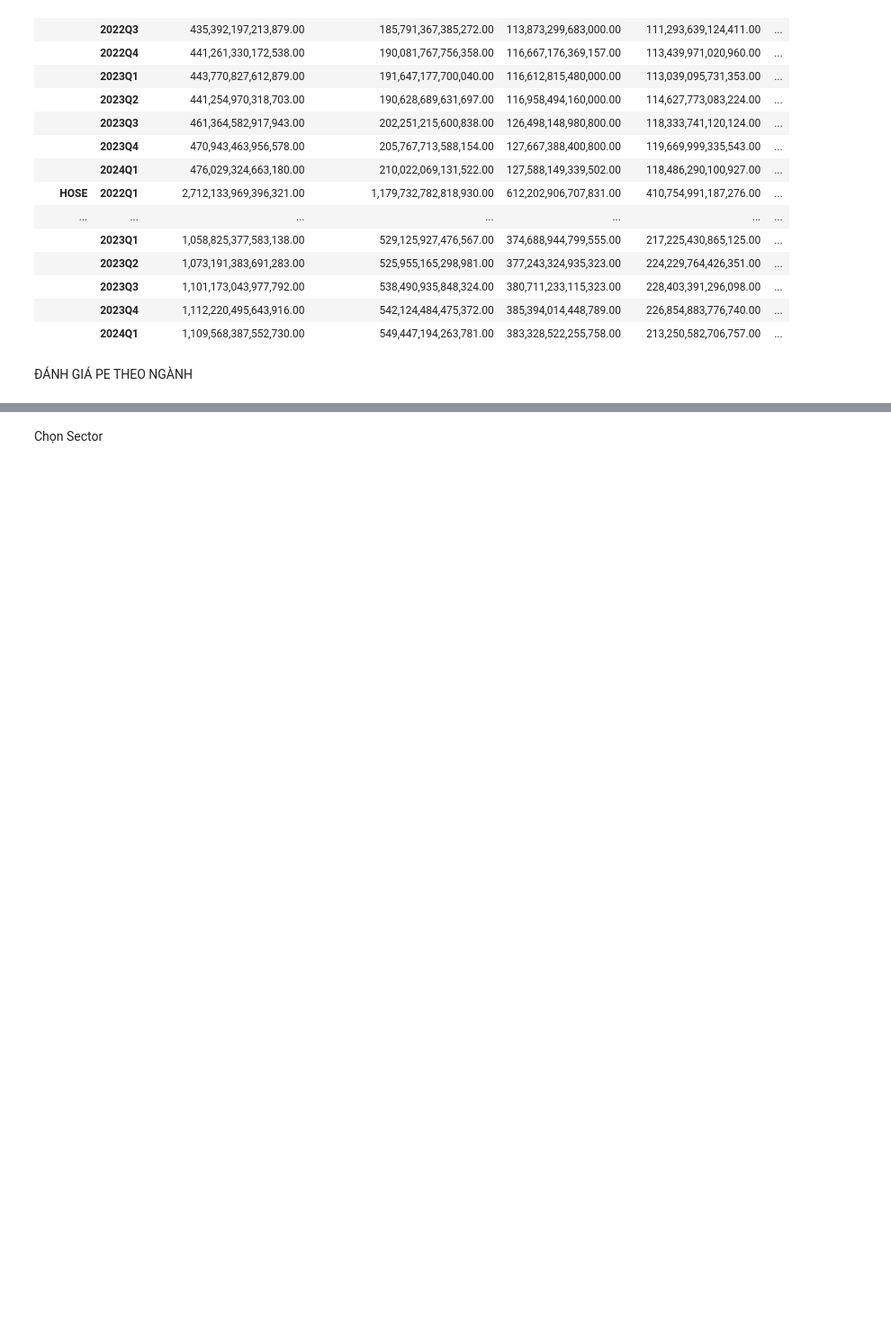
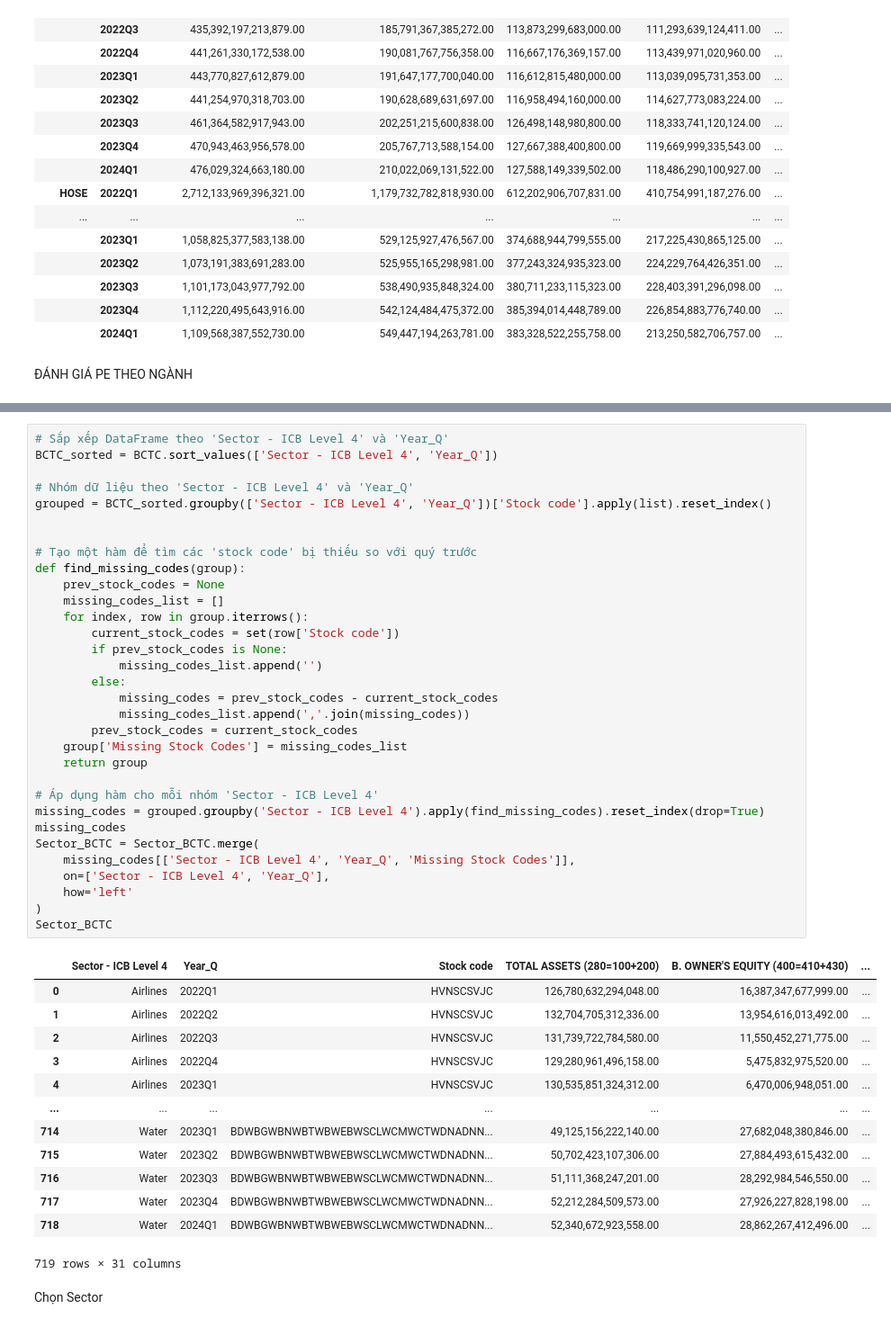
Before and after one commit to mrtotet/Statement_analyst_all_3, a Jupyter notebook: notebooks/data_from_vietstock/analyst.ipynb, the cells around one changed output, grey strips where cells are left out. Shown at 90% size. Drawn from its saved outputs; the diff is of its cells as text; blank space fills up the shorter version.

```diff
--- a/notebooks/data_from_vietstock/analyst.ipynb
+++ b/notebooks/data_from_vietstock/analyst.ipynb
@@ -155,3 +155,49 @@ Sector_BCTC
+# %%
+# Sắp xếp DataFrame theo 'Sector - ICB Level 4' và 'Year_Q'
+BCTC_sorted = BCTC.sort_values(['Sector - ICB Level 4', 'Year_Q'])
+
+# Nhóm dữ liệu theo 'Sector - ICB Level 4' và 'Year_Q'
+grouped = BCTC_sorted.groupby(['Sector - ICB Level 4', 'Year_Q'])['Stock code'].apply(list).reset_index()
+
+
+# Tạo một hàm để tìm các 'stock code' bị thiếu so với quý trước
+def find_missing_codes(group):
+    prev_stock_codes = None
+    missing_codes_list = []
+    for index, row in group.iterrows():
+        current_stock_codes = set(row['Stock code'])
+        if prev_stock_codes is None:
+            missing_codes_list.append('')
+        else:
+            missing_codes = prev_stock_codes - current_stock_codes
+            missing_codes_list.append(','.join(missing_codes))
+        prev_stock_codes = current_stock_codes
+    group['Missing Stock Codes'] = missing_codes_list
+    return group
+
+# Áp dụng hàm cho mỗi nhóm 'Sector - ICB Level 4'
+missing_codes = grouped.groupby('Sector - ICB Level 4').apply(find_missing_codes).reset_index(drop=True)
+missing_codes
+Sector_BCTC = Sector_BCTC.merge(
+    missing_codes[['Sector - ICB Level 4', 'Year_Q', 'Missing Stock Codes']],
+    on=['Sector - ICB Level 4', 'Year_Q'],
+    how='left'
+)
+Sector_BCTC
+# %% [output]
+|  | Sector - ICB Level 4 | Year_Q | Stock code | TOTAL ASSETS (280=100+200) | B. OWNER'S EQUITY (400=410+430) | ... |
+| 0 | Airlines | 2022Q1 | HVNSCSVJC | 126,780,632,294,048.00 | 16,387,347,677,999.00 | ... |
+| 1 | Airlines | 2022Q2 | HVNSCSVJC | 132,704,705,312,336.00 | 13,954,616,013,492.00 | ... |
+| 2 | Airlines | 2022Q3 | HVNSCSVJC | 131,739,722,784,580.00 | 11,550,452,271,775.00 | ... |
+| 3 | Airlines | 2022Q4 | HVNSCSVJC | 129,280,961,496,158.00 | 5,475,832,975,520.00 | ... |
+| 4 | Airlines | 2023Q1 | HVNSCSVJC | 130,535,851,324,312.00 | 6,470,006,948,051.00 | ... |
+| ... | ... | ... | ... | ... | ... | ... |
+| 714 | Water | 2023Q1 | BDWBGWBNWBTWBWEBWSCLWCMWCTWDNADNN... | 49,125,156,222,140.00 | 27,682,048,380,846.00 | ... |
+| 715 | Water | 2023Q2 | BDWBGWBNWBTWBWEBWSCLWCMWCTWDNADNN... | 50,702,423,107,306.00 | 27,884,493,615,432.00 | ... |
+| 716 | Water | 2023Q3 | BDWBGWBNWBTWBWEBWSCLWCMWCTWDNADNN... | 51,111,368,247,201.00 | 28,292,984,546,550.00 | ... |
+| 717 | Water | 2023Q4 | BDWBGWBNWBTWBWEBWSCLWCMWCTWDNADNN... | 52,212,284,509,573.00 | 27,926,227,828,198.00 | ... |
+| 718 | Water | 2024Q1 | BDWBGWBNWBTWBWEBWSCLWCMWCTWDNADNN... | 52,340,672,923,558.00 | 28,862,267,412,496.00 | ... |
+719 rows × 31 columns
 # %% [markdown]
 Chọn Sector
 # %%
```
Also changed, not shown: parts of 1 cell of this notebook.
